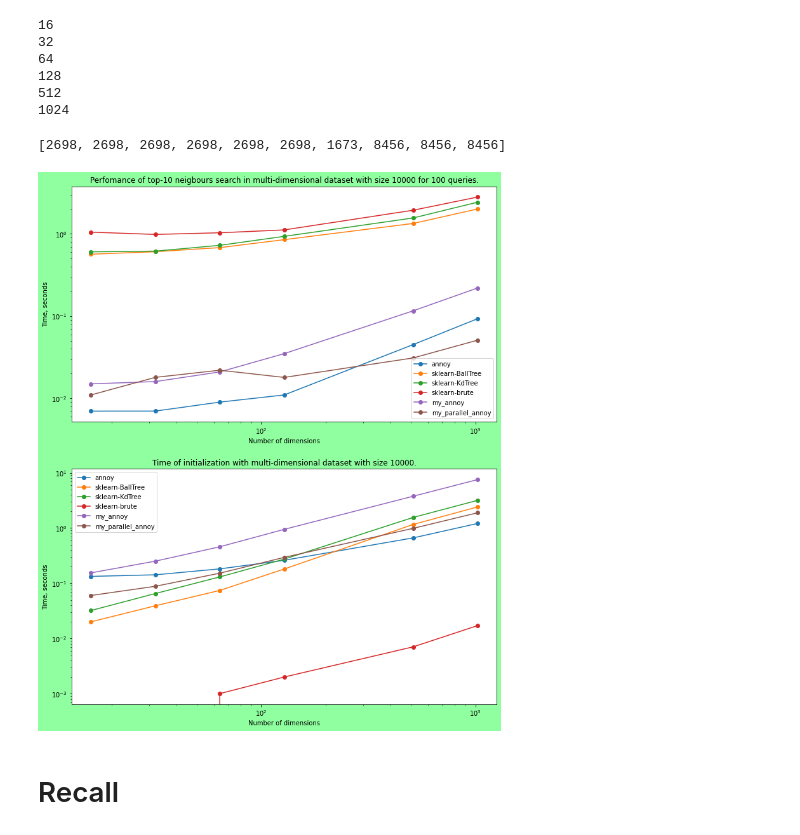
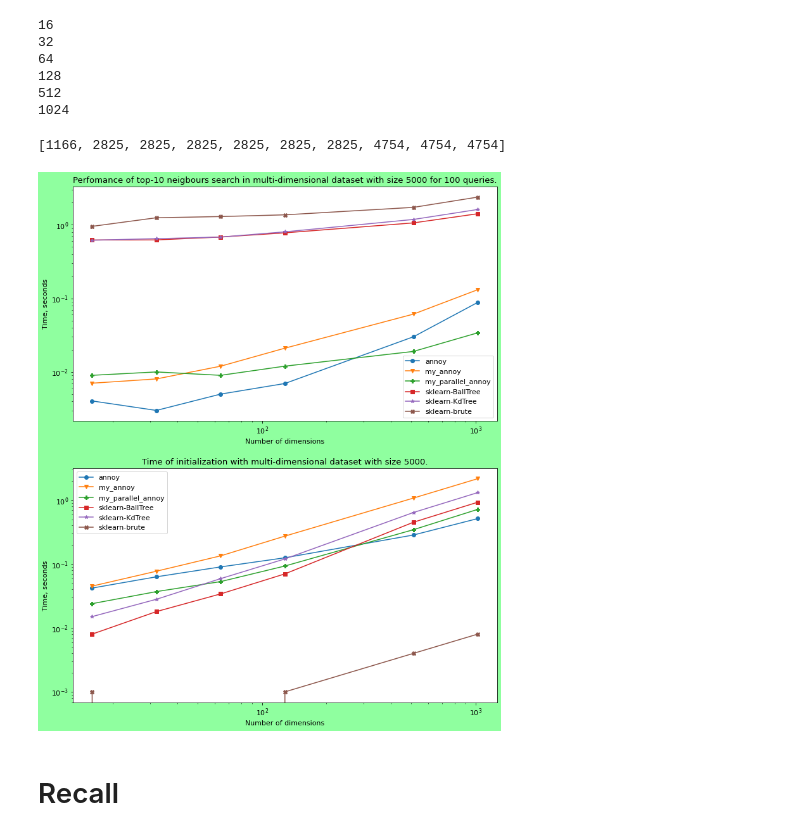
Before and after one commit to YusufRoshdy/Bachelor-Thesis, a Jupyter notebook: compare.ipynb, the cells around one changed output. Saved outputs shown, nothing was run; the diff lists cells and outputs as text; code cells hidden in the pictures.

```diff
--- a/compare.ipynb
+++ b/compare.ipynb
@@ -34,8 +34,8 @@ dimensions = [16, 32 ,64 ,128 ,512 , 1024]
 repeats = 100 # number of queries to sum
 distances = False
 k = 10
-n_trees = 50
-n_samples = 10000
+n_trees = 30
+n_samples = 5000
 
 
 for d in dimensions:
@@ -114,42 +114,43 @@ for d in dimensions:
 # %%
 print(my_annoy_ret)
 # %% [output]
-[2698, 2698, 2698, 2698, 2698, 2698, 1673, 8456, 8456, 8456]
+[1166, 2825, 2825, 2825, 2825, 2825, 2825, 4754, 4754, 4754]
 # %%
 # from lev's code
+plt.rcParams.update({'font.size': 11})
 plt.rcParams["figure.figsize"] = (12, 15)
 fig = plt.figure()
 fig.patch.set_facecolor('xkcd:mint green')
 ax = fig.add_subplot(2, 1, 1)
 ax.plot(dimensions, annoy_query_time,marker='o')
-ax.plot(dimensions, ball_query_time,marker='o')
-ax.plot(dimensions, kd_query_time,marker='o')
-ax.plot(dimensions, brute_query_time,marker='o')
-ax.plot(dimensions, my_annoy_query_time,marker='o')
-ax.plot(dimensions, my_parallel_annoy_query_time,marker='o')
+ax.plot(dimensions, my_annoy_query_time,marker='v')
+ax.plot(dimensions, my_parallel_annoy_query_time,marker='P')
+ax.plot(dimensions, ball_query_time,marker='s')
+ax.plot(dimensions, kd_query_time,marker='*')
+ax.plot(dimensions, brute_query_time,marker='X')
 ax.set_xscale('log')
 ax.set_yscale('log')
 plt.title(f'Perfomance of top-10 neigbours search in multi-dimensional dataset with size {n_samples} for {repeats} queries.')
-plt.legend(["annoy", "sklearn-BallTree", "sklearn-KdTree", "sklearn-brute", "my_annoy", "my_parallel_annoy"])
+plt.legend(["annoy", "my_annoy", "my_parallel_annoy", "sklearn-BallTree", "sklearn-KdTree", "sklearn-brute"])
 plt.xlabel("Number of dimensions", )
 plt.ylabel("Time, seconds")
 
 ax = fig.add_subplot(2, 1, 2)
 ax.plot(dimensions, annoy_init_time,marker='o')
-ax.plot(dimensions, ball_init_time,marker='o')
-ax.plot(dimensions, kd_init_time,marker='o')
-ax.plot(dimensions, brute_init_time,marker='o')
-ax.plot(dimensions, my_annoy_init_time,marker='o')
-ax.plot(dimensions, my_parallel_annoy_init_time,marker='o')
+ax.plot(dimensions, my_annoy_init_time,marker='v')
+ax.plot(dimensions, my_parallel_annoy_init_time,marker='P')
+ax.plot(dimensions, ball_init_time,marker='s')
+ax.plot(dimensions, kd_init_time,marker='*')
+ax.plot(dimensions, brute_init_time,marker='X')
 ax.set_xscale('log')
 ax.set_yscale('log')
 plt.title(f'Time of initialization with multi-dimensional dataset with size {n_samples}.')
-plt.legend(["annoy", "sklearn-BallTree", "sklearn-KdTree", "sklearn-brute", "my_annoy", "my_parallel_annoy"])
+plt.legend(["annoy", "my_annoy", "my_parallel_annoy", "sklearn-BallTree", "sklearn-KdTree", "sklearn-brute"])
 plt.xlabel("Number of dimensions", )
 plt.ylabel("Time, seconds")
 plt.show()
 # %% [output]
-[figure, old version]
+[figure, new version]
 # %% [markdown]
 # Recall
 # %%
```
Also changed, not shown: parts of 3 cells of this notebook.
